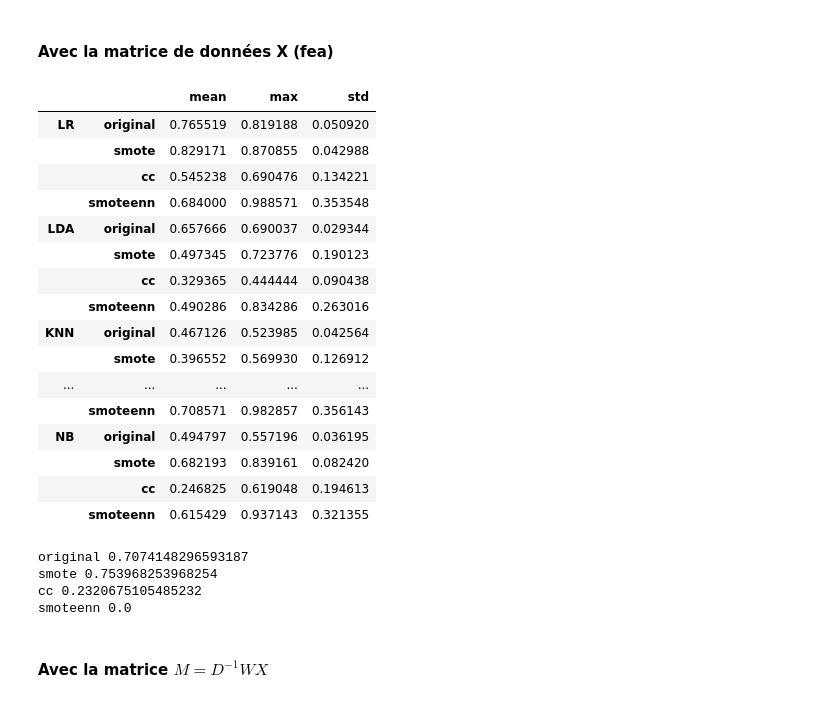
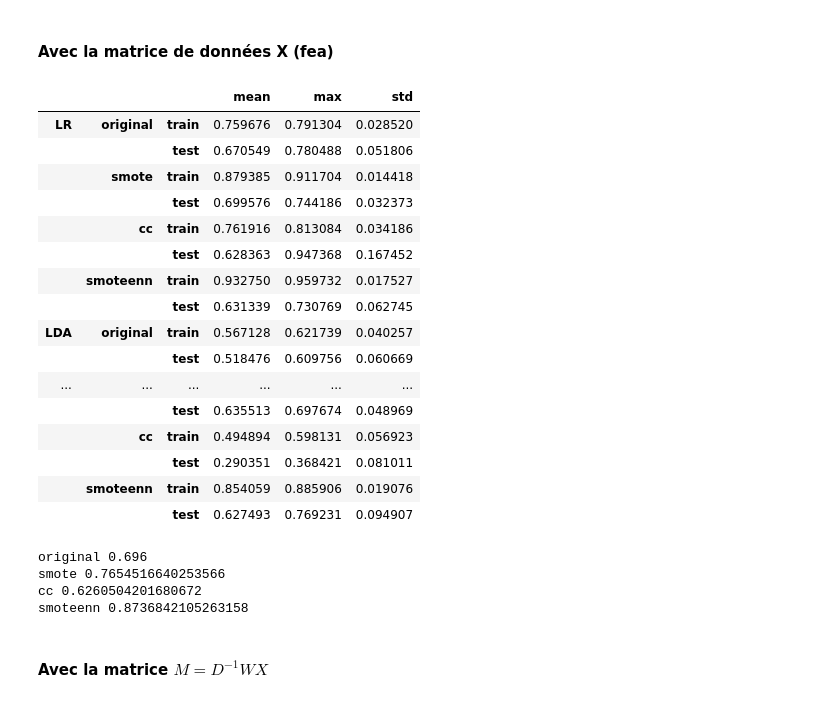
Before and after one commit to ybenabed/supervied_learning_MLDS2021, a Jupyter notebook: papers_classification.ipynb, the cells around one changed output. Cells and saved outputs as stored; diff of their text form; code cells hidden in the pictures.

```diff
--- a/papers_classification.ipynb
+++ b/papers_classification.ipynb
@@ -347,27 +393,28 @@ for name, method in methods.items():
 # %%
-cora_X_results = pd.DataFrame.from_dict({(i,j): methods[i]['results'][j]
+cora_X_results = pd.DataFrame.from_dict({(i,j,k): methods[i]['results'][j][k]
                   for i in methods.keys()
-                  for j in methods[i]['results'].keys()},
+                  for j in methods[i]['results'].keys()
+                  for k in methods[i]['results'][j].keys()},
               orient='index')
 cora_X_results
 # %% [output]
-|  |  | mean | max | std |
-| LR | original | 0.765519 | 0.819188 | 0.050920 |
-|  | smote | 0.829171 | 0.870855 | 0.042988 |
-|  | cc | 0.545238 | 0.690476 | 0.134221 |
-|  | smoteenn | 0.684000 | 0.988571 | 0.353548 |
-| LDA | original | 0.657666 | 0.690037 | 0.029344 |
-|  | smote | 0.497345 | 0.723776 | 0.190123 |
-|  | cc | 0.329365 | 0.444444 | 0.090438 |
-|  | smoteenn | 0.490286 | 0.834286 | 0.263016 |
-| KNN | original | 0.467126 | 0.523985 | 0.042564 |
-|  | smote | 0.396552 | 0.569930 | 0.126912 |
-| ... | ... | ... | ... | ... |
-|  | smoteenn | 0.708571 | 0.982857 | 0.356143 |
-| NB | original | 0.494797 | 0.557196 | 0.036195 |
-|  | smote | 0.682193 | 0.839161 | 0.082420 |
-|  | cc | 0.246825 | 0.619048 | 0.194613 |
-|  | smoteenn | 0.615429 | 0.937143 | 0.321355 |
+|  |  |  | mean | max | std |
+| LR | original | train | 0.759676 | 0.791304 | 0.028520 |
+|  |  | test | 0.670549 | 0.780488 | 0.051806 |
+|  | smote | train | 0.879385 | 0.911704 | 0.014418 |
+|  |  | test | 0.699576 | 0.744186 | 0.032373 |
+|  | cc | train | 0.761916 | 0.813084 | 0.034186 |
+|  |  | test | 0.628363 | 0.947368 | 0.167452 |
+|  | smoteenn | train | 0.932750 | 0.959732 | 0.017527 |
+|  |  | test | 0.631339 | 0.730769 | 0.062745 |
+| LDA | original | train | 0.567128 | 0.621739 | 0.040257 |
+|  |  | test | 0.518476 | 0.609756 | 0.060669 |
+| ... | ... | ... | ... | ... | ... |
+|  |  | test | 0.635513 | 0.697674 | 0.048969 |
+|  | cc | train | 0.494894 | 0.598131 | 0.056923 |
+|  |  | test | 0.290351 | 0.368421 | 0.081011 |
+|  | smoteenn | train | 0.854059 | 0.885906 | 0.019076 |
+|  |  | test | 0.627493 | 0.769231 | 0.094907 |
 # %%
 X_data, Y_data = cora_X, cora_labels
 X_smote, Y_smote = cora_X_smote, cora_labels_smote
@@ -376,16 +423,15 @@ X_smoteenn, Y_smoteenn = cora_X_smoteenn, cora_labels_smoteenn
 # %%
 results = {}
 for name, (X, Y) in all_data.items():
-  test_count = int(X.shape[0] * 0.15)
-  X_train, Y_train, X_test, Y_test = X[:-test_count], Y[:-test_count], X[-test_count:], Y[-test_count:]
+  X_train, X_test, Y_train, Y_test = train_test_split(X, Y, test_size=0.15, random_state=123)
   GBC = GradientBoostingClassifier(n_estimators=100).fit(X_train, Y_train)
   results[name] = GBC.score(X_test, Y_test)
   print(name, results[name])
 # %% [output]
-original 0.7074148296593187
-smote 0.753968253968254
-cc 0.2320675105485232
-smoteenn 0.0
+original 0.696
+smote 0.7654516640253566
+cc 0.6260504201680672
+smoteenn 0.8736842105263158
 # %% [markdown]
 #### Avec la matrice $M = D^{-1} W X $
 # %%
```
Also changed, not shown: parts of 21 cells of this notebook.
